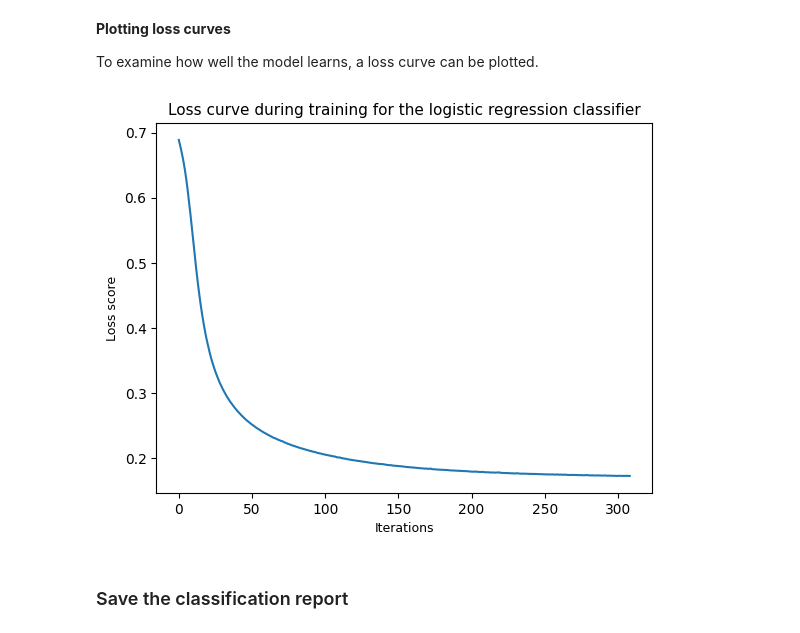
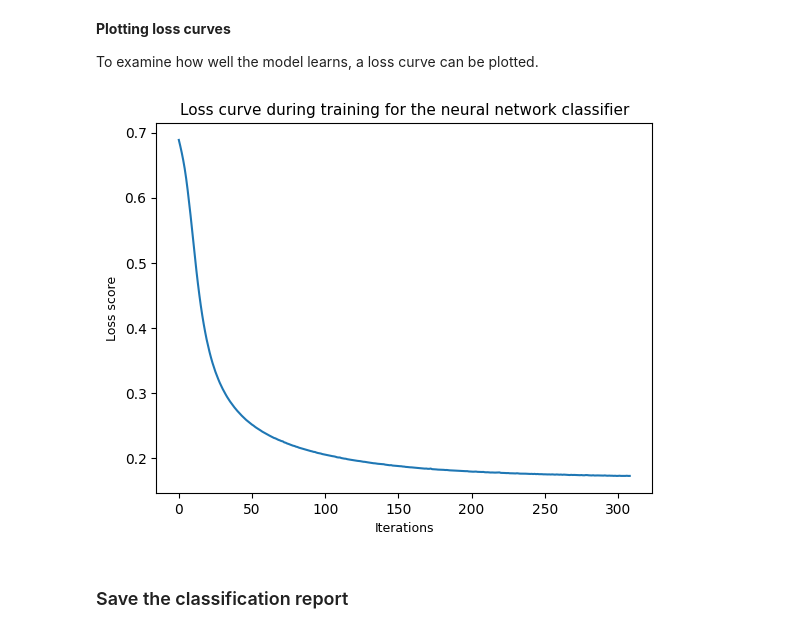
Before and after one commit to SMosegaard/cds-lang, a Jupyter notebook: assignments/assignment-2/src/assignment2_src2.ipynb, the cells around one changed output. Cells and saved outputs as stored; diff of their text form; code cells hidden in the pictures.

```diff
--- a/assignments/assignment-2/src/assignment2_src2.ipynb
+++ b/assignments/assignment-2/src/assignment2_src2.ipynb
@@ -111,14 +111,14 @@ __Plotting loss curves__
 To examine how well the model learns, a loss curve can be plotted.
 # %%
 plt.plot(NN_classifier.loss_curve_)
-plt.title("Loss curve during training for the logistic regression classifier", fontsize = 11)
+plt.title("Loss curve during training for the neural network classifier", fontsize = 11)
 plt.xlabel('Iterations', size = 9)
 plt.ylabel('Loss score', size = 9)
 plt.show()
 
 # It can be seen, that the model is learning well.
 # %% [output]
-[figure, old version]
+[figure, new version]
 # %% [markdown]
 ### Save the classification report
 # %%
```
